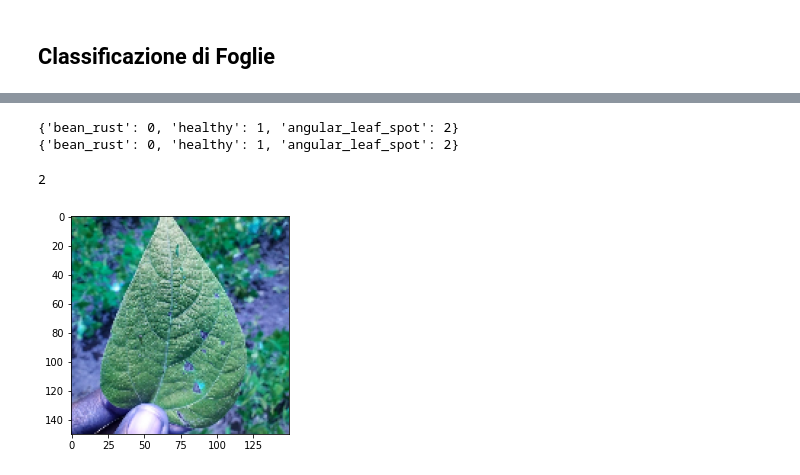
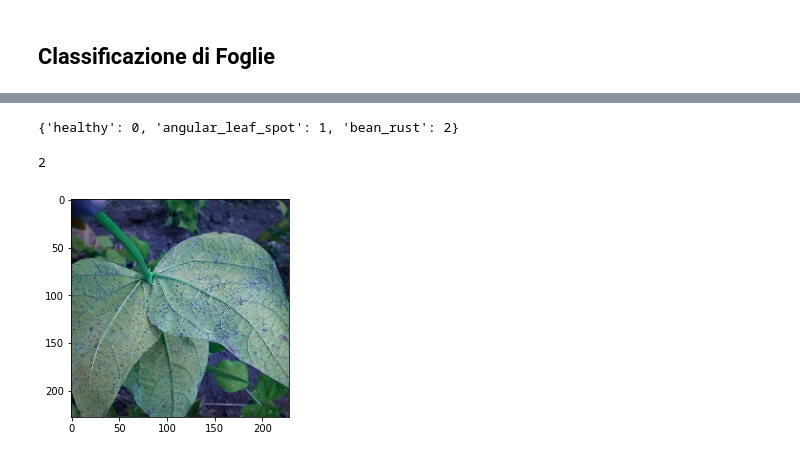
Before and after one commit to ProfAI/tf00, a Jupyter notebook: leaf_prediction.ipynb, the cells around one changed output, grey strips where cells are left out. Drawn from its saved outputs; the diff is of its cells as text; code cells hidden in the pictures.

```diff
--- a/leaf_prediction.ipynb
+++ b/leaf_prediction.ipynb
@@ -43,3 +50,7 @@ IMG_SIZE = (150, 150)
+# %%
+IMG_SIZE = (228, 228)
+BATCH_SIZE = 256
+EPOCHS = 100
 # %%
 def load_data(path="/", shuffle=True):
 
@@ -69,18 +80,16 @@ def load_data(path="/", shuffle=True):
 
   return imgs, labels, label_to_int
 # %%
-X_train, labels_train, label_to_int = load_data(path="train/")
-X_valid, labels_valid, _ = load_data(path="validation/")
-X_test, labels_test, _ = load_data(path="test/")
+imgs_train, labels_train, label_to_int = load_data(path="train/")
+imgs_valid, labels_valid, _ = load_data(path="validation/")
+imgs_test, labels_test, _ = load_data(path="test/")
 
 print(label_to_int)
-print(_)
 # %% [output]
-{'bean_rust': 0, 'healthy': 1, 'angular_leaf_spot': 2}
-{'bean_rust': 0, 'healthy': 1, 'angular_leaf_spot': 2}
+{'healthy': 0, 'angular_leaf_spot': 1, 'bean_rust': 2}
 # %%
-plt.imshow(imgs[0])
-print(labels[0])
+plt.imshow(imgs_train[0])
+print(labels_train[0])
 # %% [output]
 2
-[figure, old version]
+[figure, new version]
```
Also changed, not shown: parts of 9 cells of this notebook.
